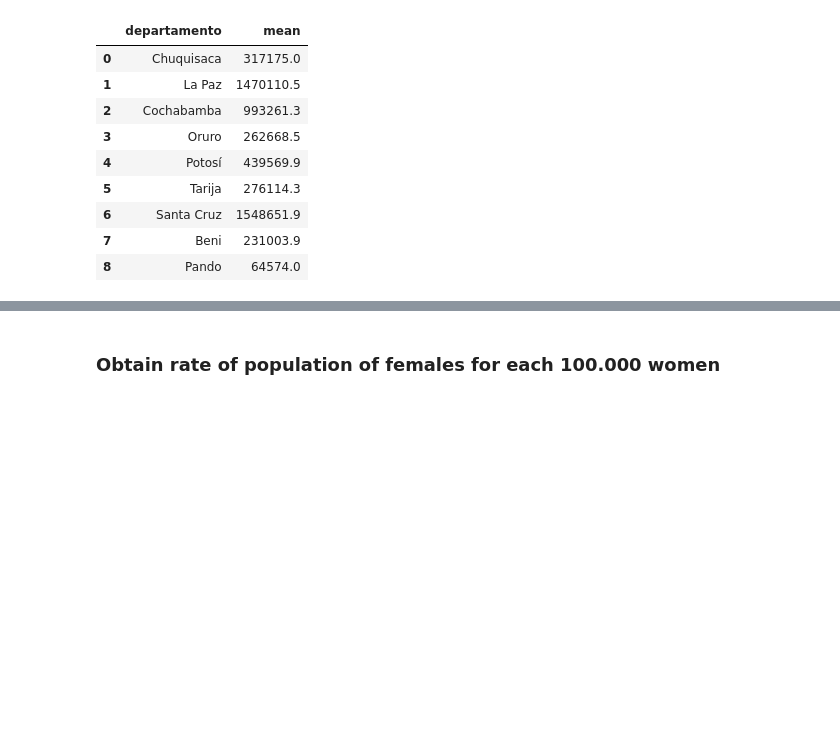
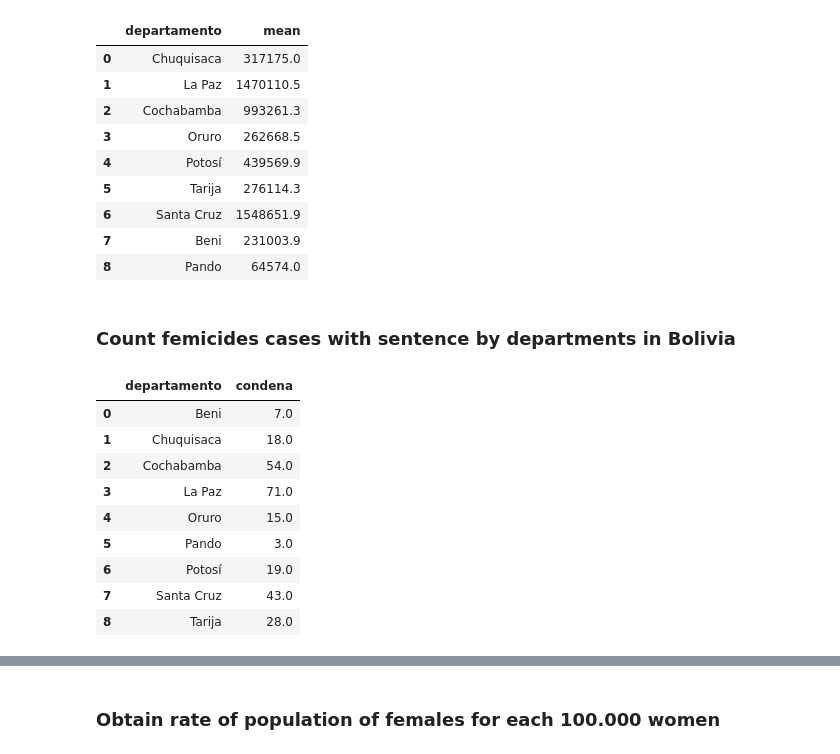
Before and after one commit to DataCritica/comision-revision-bolivia, a Jupyter notebook: notebooks/1.0-analyze.ipynb, the cells around one changed output, grey strips where cells are left out. Drawn from its saved outputs; the diff is of its cells as text; code cells hidden in the pictures; blank space fills up the shorter version.

```diff
--- a/notebooks/1.0-analyze.ipynb
+++ b/notebooks/1.0-analyze.ipynb
@@ -128,4 +103,30 @@ df_mean
 | 6 | Santa Cruz | 1548651.9 |
 | 7 | Beni | 231003.9 |
 | 8 | Pando | 64574.0 |
+# %% [markdown]
+### Count femicides cases with sentence by departments in Bolivia
+# %%
+# Create a list with columns names
+list_cols = df_femicides.columns
+# Create a pivot table
+table = pd.pivot_table(df_femicides, values=list_cols[0], index=list_cols[5], columns=list_cols[2], aggfunc='count')
+# Convert a dataframe index to column, rename it and reset index
+table = table.rename_axis('departamento').reset_index().rename_axis('', axis=1)
+# Column names to lower
+table.columns = table.columns.str.lower()
+# Filter columns
+table_condena = table[['departamento', 'condena']]
+# Show dataframe
+table_condena
+# %% [output]
+|  | departamento | condena |
+| 0 | Beni | 7.0 |
+| 1 | Chuquisaca | 18.0 |
+| 2 | Cochabamba | 54.0 |
+| 3 | La Paz | 71.0 |
+| 4 | Oruro | 15.0 |
+| 5 | Pando | 3.0 |
+| 6 | Potosí | 19.0 |
+| 7 | Santa Cruz | 43.0 |
+| 8 | Tarija | 28.0 |
 # %% [markdown]
```
Also changed, not shown: parts of 11 cells of this notebook.
